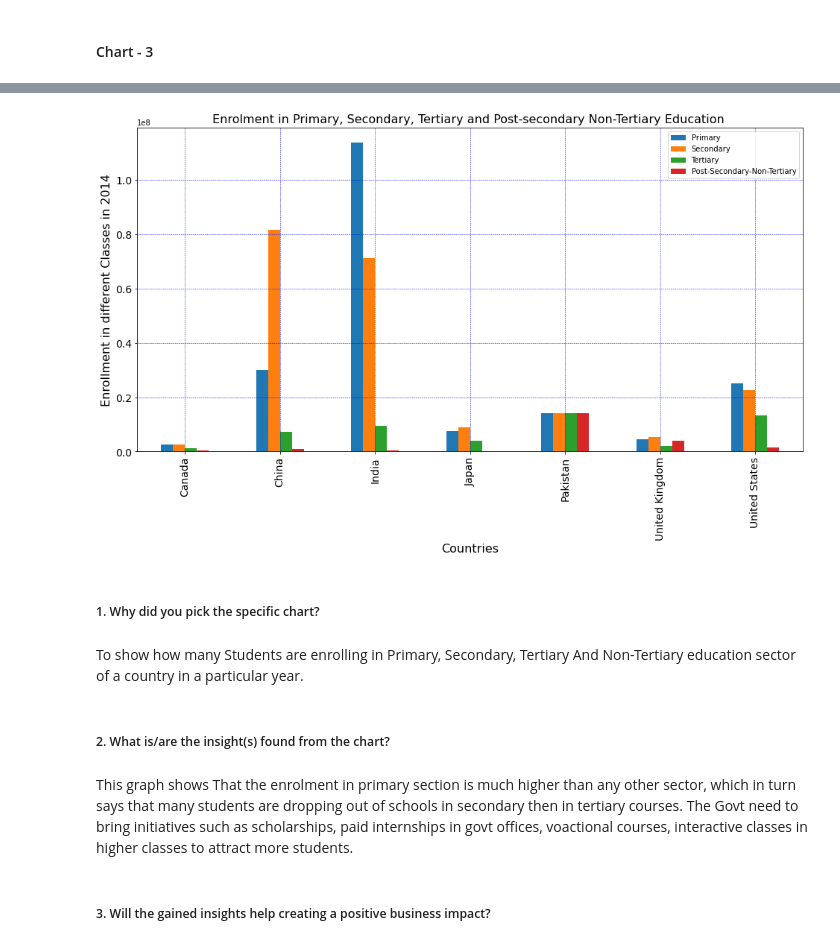
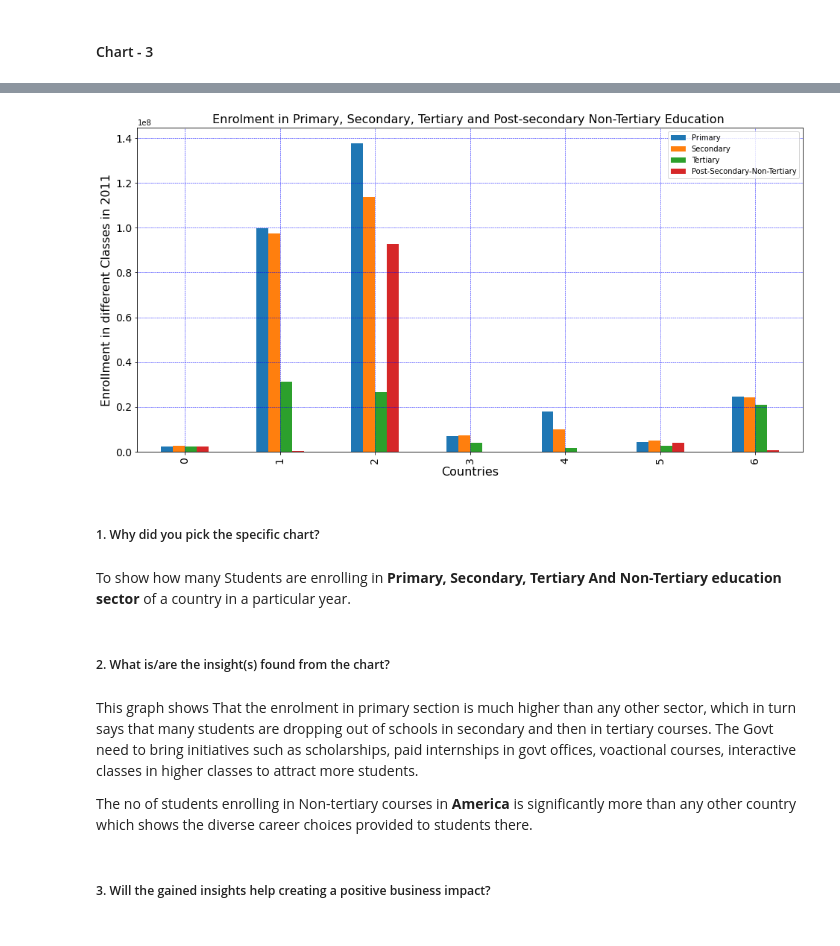
Before and after one commit to Ankita-chouhan-github/EDA-Capstone-project, a Jupyter notebook: Ankita_||_EDA_Capstone_project_(World_Bank_Global_Education_Analysis).ipynb, the cells around one changed output, grey strips where cells are left out. Drawn from its saved outputs; the diff is of its cells as text; code cells hidden in the pictures.

```diff
--- a/Ankita_||_EDA_Capstone_project_(World_Bank_Global_Education_Analysis).ipynb
+++ b/Ankita_||_EDA_Capstone_project_(World_Bank_Global_Education_Analysis).ipynb
@@ -1080,16 +1071,23 @@ temporary_df_1
 # %%
-temporary_df_1.plot(kind = 'bar', title = "Enrolment in Primary, Secondary, Tertiary and Post-secondary Non-Tertiary Education ", xlabel = "Countries", ylabel = "Enrollment in different Classes in 2014", figsize = (16,8), fontsize = 14, grid = True)
+year = 2011
+temporary_df_1 = get_dataframe(year)
+temporary_df_1.reset_index(inplace=True)
+temporary_df_1.plot(kind = 'bar', title = "Enrolment in Primary, Secondary, Tertiary and Post-secondary Non-Tertiary Education ",
+                    xlabel = "Countries", ylabel = f"Enrollment in different Classes in {year}",
+                    figsize = (16,8), fontsize = 14, grid = True)
 plt.grid(color = 'blue', linestyle = '--', linewidth = 0.5)
 # %% [output]
-[figure, old version]
+[figure, new version]
 # %% [markdown]
 ##### 1. Why did you pick the specific chart?
 # %% [markdown]
-To show how many Students are enrolling in Primary, Secondary, Tertiary And Non-Tertiary education sector of a country in a particular year.
+To show how many Students are enrolling in **Primary, Secondary, Tertiary And Non-Tertiary education sector** of a country in a particular year.
 # %% [markdown]
 ##### 2. What is/are the insight(s) found from the chart?
 # %% [markdown]
-This graph shows That the enrolment in primary section is much higher than any other sector, which in turn says that many students are dropping out of schools in secondary then in tertiary courses. The Govt need to bring initiatives such as scholarships, paid internships in govt offices, voactional courses, interactive classes in higher classes to attract more students.
+This graph shows That the enrolment in primary section is much higher than any other sector, which in turn says that many students are dropping out of schools in secondary and then in tertiary courses. The Govt need to bring initiatives such as scholarships, paid internships in govt offices, voactional courses, interactive classes in higher classes to attract more students.
+
+The no of students enrolling in Non-tertiary courses in **America** is significantly more than any other country which shows the diverse career choices provided to students there.
 # %% [markdown]
 ##### 3. Will the gained insights help creating a positive business impact?
 # %% [markdown]
```
Also changed, not shown: parts of 54 cells of this notebook.
